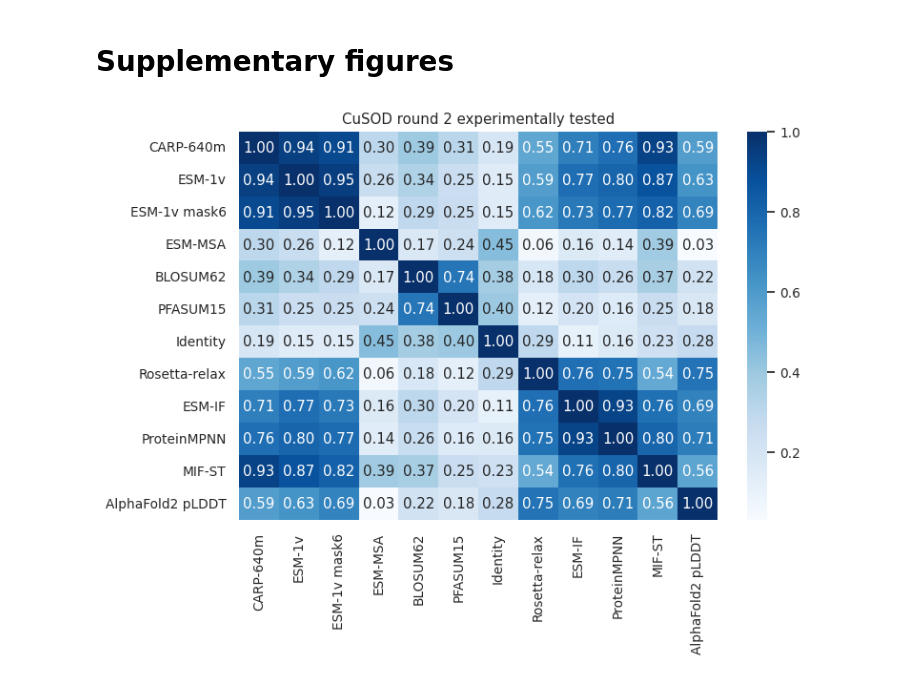
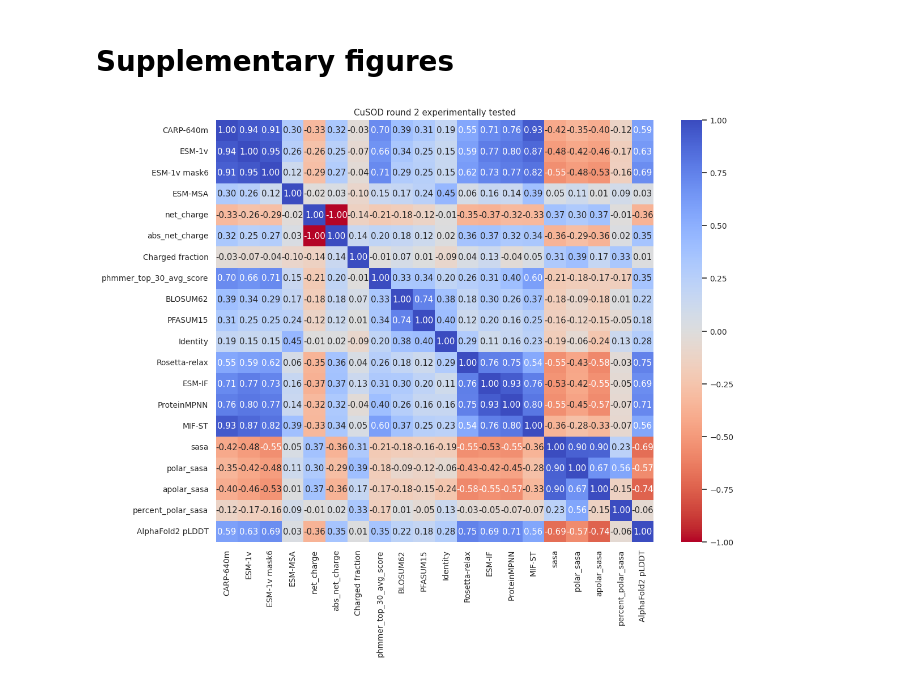
Before and after one commit to seanrjohnson/protein_scoring, a Jupyter notebook: notebooks_for_figures/experimentally_tested_sequences_figures.ipynb, the cells around one changed output. Cells and saved outputs as stored; diff of their text form; code cells hidden in the pictures.

```diff
--- a/notebooks_for_figures/experimentally_tested_sequences_figures.ipynb
+++ b/notebooks_for_figures/experimentally_tested_sequences_figures.ipynb
@@ -17,6 +19,7 @@ from pathlib import Path
 # %%
 MAIN_TEXT_METRICS = ["CARP-640m", "ESM-1v", "ESM-MSA", "BLOSUM62", "Identity", "Rosetta-relax", "ESM-IF", "ProteinMPNN", "MIF-ST", "AlphaFold2 pLDDT"]
-ALL_METRICS = ["CARP-640m", "ESM-1v", "ESM-1v mask6", "ESM-MSA", "BLOSUM62", "PFASUM15", "Identity", "Rosetta-relax", "ESM-IF", "ProteinMPNN", "MIF-ST", "AlphaFold2 pLDDT"]#, "longest_repeat_1", "longest_repeat_2"]
+ALL_METRICS = ["net_charge", "abs_net_charge", "Charged fraction", "CARP-640m", "ESM-1v", "ESM-1v mask6", "ESM-MSA", "phmmer_top_30_avg_score", "BLOSUM62", "PFASUM15", "Identity", "Rosetta-relax", "ESM-IF", "ProteinMPNN", "MIF-ST", "sasa", "polar_sasa", "apolar_sasa", "percent_polar_sasa", "AlphaFold2 pLDDT"] #, "longest_repeat_1", "longest_repeat_2"]
+
 MODEL_HUE_ORDER = ["test", "ASR", "GAN", "ESM-MSA"]
 ACTIVITY_STYLE_ORDER = [0,1]
 ROUND_HUE_ORDER = ["round1","round2"]
@@ -29,6 +32,7 @@ heatmap_cmap="Blues"
 
 set_colors_map=OrderedDict([
     ("passing","#17becf"),
+    ("selected","#17becf"),
     ("control","#9467bd"),
     ("round 2","black")
 ])
@@ -290,17 +366,18 @@ for model, family in (("GAN","CuSOD"),):
 # Supplementary figures
 # %%
 family = "CuSOD"
-plt.figure(figsize = (8,6))
+plt.figure(figsize = (12,10))
 df = experimentally_tested_metrics[
     (experimentally_tested_metrics['Round'] == 'round2') &
     (experimentally_tested_metrics['Model'] != "pre-test" ) &
     (experimentally_tested_metrics['Family'] == family)
 ]
-sns.heatmap(df[ALL_METRICS].corr("spearman"), annot=True, fmt='.2f', cmap=heatmap_cmap)
+sns.heatmap(df[ALL_METRICS].corr("spearman"), annot=True, fmt='.2f', cmap="coolwarm_r", vmin=-1, vmax=1)
 plt.title(f"{family} round 2 experimentally tested")
 plt.tight_layout()
+#plt.show()
 plt.savefig(f"{outdir}/round2_supplemental_metrics_{family}.png", dpi=300)
 # %% [output]
-[figure, old version]
+[figure, new version]
 # %%
 family = "MDH"
```
Also changed, not shown: parts of 16 cells of this notebook, 7 other files.
